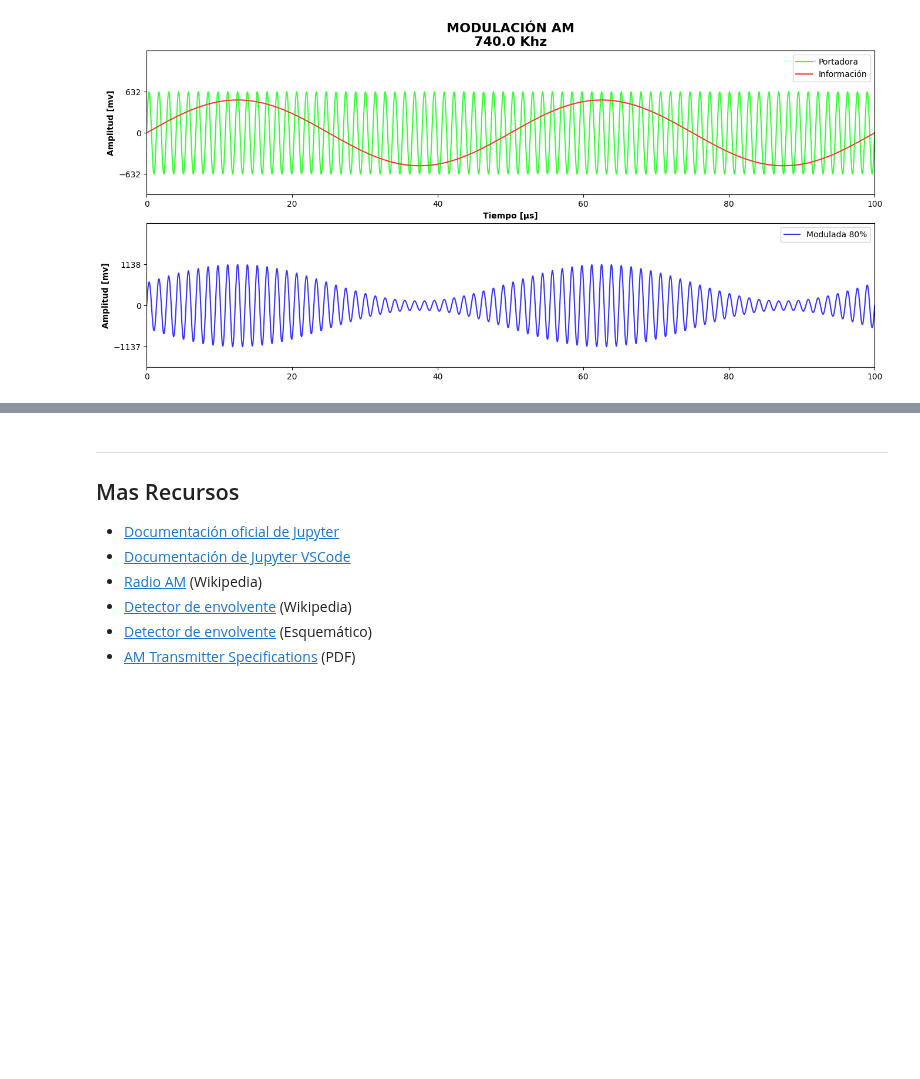
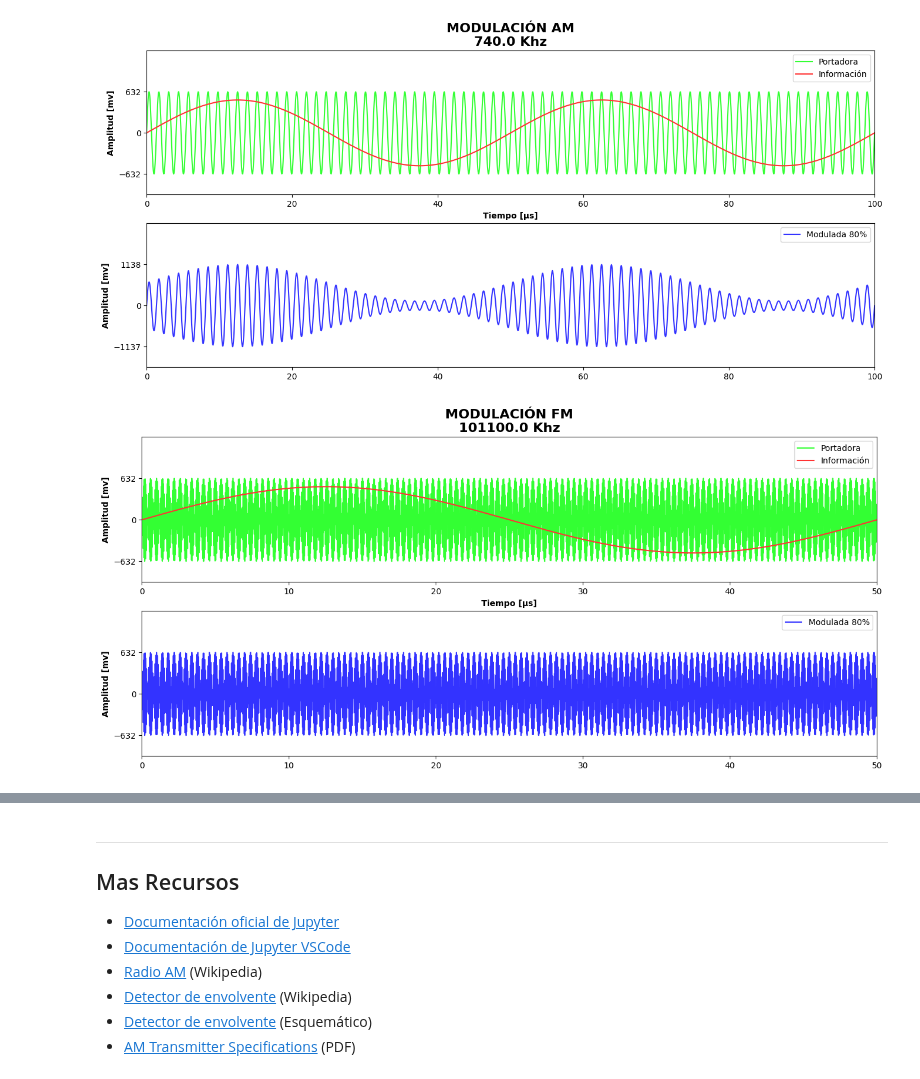
Before and after one commit to GiancarloBenavides/Telematics, a Jupyter notebook: 22-Encolamiento/22.3_modulacion.ipynb, the cells around one changed output, grey strips where cells are left out. Saved outputs shown, nothing was run; the diff lists cells and outputs as text; code cells hidden in the pictures; blank space fills up the shorter version.

```diff
--- a/22-Encolamiento/22.3_modulacion.ipynb
+++ b/22-Encolamiento/22.3_modulacion.ipynb
@@ -210,6 +217,80 @@ plt.legend()
 plt.show()
 # %% [output]
 [figure]
+# %%
+# Modulación FM - Banda base
+# ---------------------------------------------
+# 100 bandas FM posibles de 200Khz entre 88.1Mhz – 108.1Mhz
+WB = 100_000
+fp = 101_100_000     # Frecuencia de la portadora
+h = 80               # Indice de modulación
+
+# Parámetros señal 1 - señal de la portadora
+# --------------------------------
+# Emisora Universidad de Nariño 101.1 Mhz - FM
+# Potencia de un transmisor de 20 W y antena de (50 Ω - 10Km)
+Wp = 2 * pi * fp        # Frecuencia angular de la portadora
+Potencia = 20
+Resistencia = 50
+Ap = (Potencia/Resistencia)**(1/2)
+
+# Parámetros señal 2 - señal de información de audio
+# ---------------------------------------
+fi = 20_000             # Frecuencia de una señal de audio
+Wi = 2 * pi * fi        # Frecuencia angular de la moduladora
+Ai = Ap * (h/100)
+# Vector de tiempo acorde a la frecuencia de la señal
+nλ = 1                  # Numero de longitudes de onda visibles
+t  = np.linspace(0, nλ/fi, 2048, endpoint=True)
+
+# Señal portadora de FM
+Sp = Ap * sin(Wp*t)
+# Señal información
+θ = 0
+Si = Ai * sin(Wi*t + θ)
+# Señal modulada en FM
+Sm = Ap * sin((Wp+Si) * t)
+
+# Transformando loa valores a escalas apreciables
+# ----------------------------------------------------
+t *= 1_000_000      # Transformando escala de t a μs
+Sp *= 1_000         # Transformando escala de Sp a mV
+Si *= 1_000         # Transformando escala de Si a mV
+Sm *= 1_000         # Transformando escala de Sm a mV
+
+# Gráficas
+# Eje 1 - Señal portadora de FM y señal de información
+# ----------------------------------------------------
+plt.figure(figsize=(16, 7))
+plt.subplot(211)
+plt.plot(t, Sp, label="Portadora", color="#33FF33")
+plt.plot(t, Si, label="Información", color="#FF3333")
+
+plt.xlim(t.min(), t.max())
+plt.ylim(Sp.min()*1.5, Sp.max()*2)
+plt.yticks([Sp.min(), 0, Sp.max()])
+# Textos
+plt.title(
+    "Modulación FM\n".upper()+f"{fp/1_000:.1f} Khz", fontsize=16, fontweight="bold")
+plt.xlabel("Tiempo [μs]", fontweight="bold")
+plt.ylabel("Amplitud [mv]", fontweight="bold")
+plt.legend()
+
+# Eje 2 - Señal modulada en FM
+# ----------------------------
+plt.subplot(212)
+plt.plot(t, Sm, label=f"Modulada {h}%", color="#3333FF")
+
+plt.xlim(t.min(), t.max())
+plt.ylim(Sm.min()*1.5, Sm.max()*2)
+plt.yticks([Sm.min(), 0, Sm.max()])
+
+plt.ylabel("Amplitud [mv]", fontweight="bold")
+plt.legend()
+
+plt.show()
+# %% [output]
+[figure, added]
 # %%
 Kp = 6.79e-34           # Constante de Plank [J.s]
 Vc = 299_792_458        # Velocidad de la luz [m.s]
```
Also changed, not shown: parts of 2 cells of this notebook, 1 other file.
